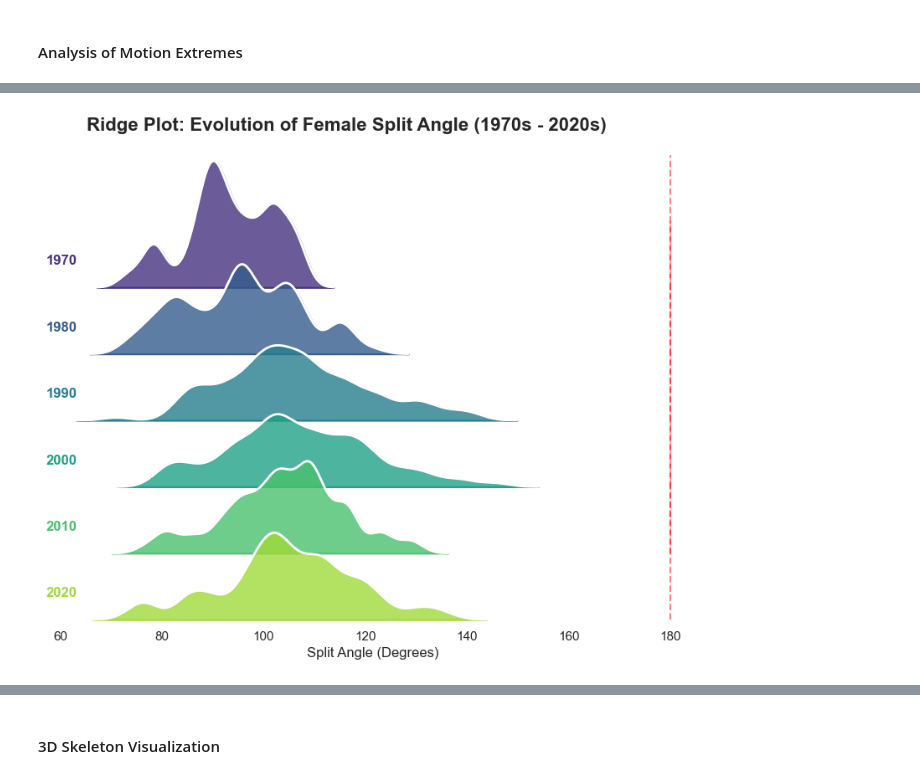
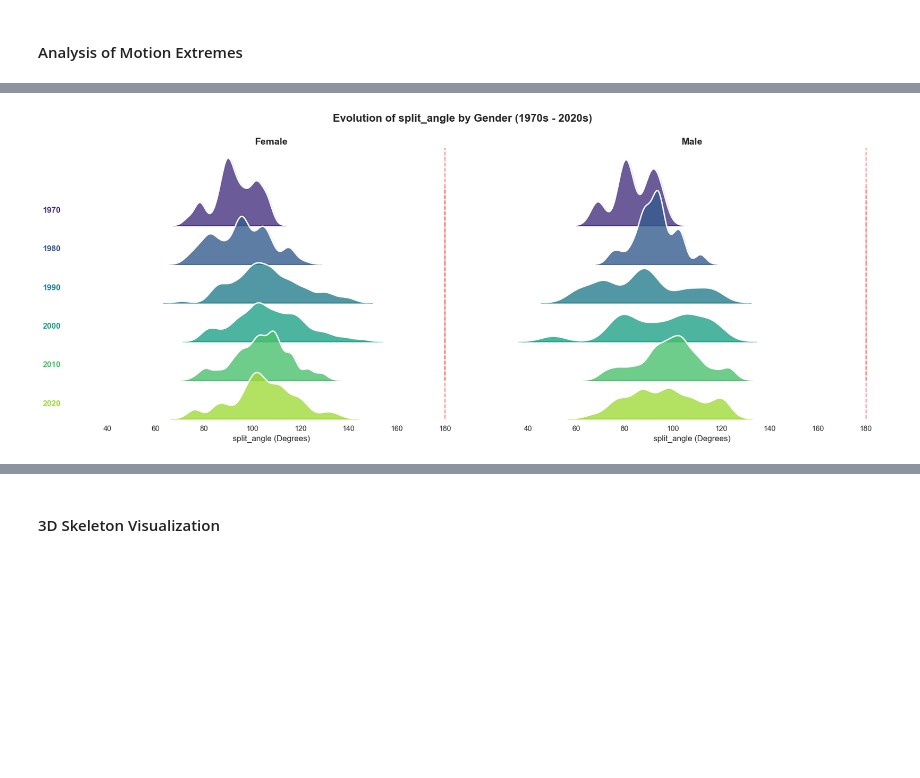
Before and after one commit to TadejPogacar1/DH412-History-and-the-Digital, a Jupyter notebook: arabesque_analysis.ipynb, the cells around one changed output, grey strips where cells are left out. Cells and saved outputs as stored; diff of their text form; code cells hidden in the pictures; blank space fills up the shorter version.

Commit message:
Update metrics

```diff
--- a/arabesque_analysis.ipynb
+++ b/arabesque_analysis.ipynb
@@ -18,7 +18,7 @@ from scipy.spatial.distance import euclidean
 from sklearn.decomposition import PCA
 import warnings
 
-df = pd.read_csv("Data/arabesque_analysis_ready.csv")
+df = pd.read_csv("Data/arabesque_analysis_ready_updated.csv")
 
 print(f"Original dataset size: {len(df)} frames")
 
@@ -44,6 +44,7 @@ FEATURES = [
     'pelvic_anterior_tilt',       # Pelvic anterior tilt
     'lumbar_arch',                # Lumbar arch (Spine-Thorax)
     'pelvic_tilt_angle',          # Pelvic tilt
+    'thoracic_neck_angle',        # Thoracic-Neck line
 
     # --- Group 4: Arm & Upper Body Angles ---
     'l_elbow_angle',              # Left elbow extension
@@ -179,7 +180,7 @@ df = df.drop(columns=cols_existing)
 # %% [markdown]
 #### Temporal Trend Analysis (Mean Value)
 # %%
-exclude_cols = ['year', 'decade', 'video', 'filename', 'real_gender']
+exclude_cols = ['year', 'decade', 'video', 'filename', 'real_gender', 'json_path']
 feature_cols = [col for col in df.select_dtypes(include=[np.number]).columns if col not in exclude_cols]
 
 df = df[df['real_gender'].isin(['M', 'F'])].copy()
@@ -231,7 +232,9 @@ target_metrics = [
     'torso_tilt',
     'arabesque_angle',
     'lumbar_arch',
-    'pelvic_tilt_angle'
+    'pelvic_tilt_angle',
+    'thoracic_neck_angle',
+    'shoulder_hip_torsion'
 ]
 
 df_female = df[df['real_gender'] == 'F']
@@ -341,7 +344,9 @@ target_metrics = [
     'torso_tilt',
     'arabesque_angle',
     'lumbar_arch',
-    'pelvic_tilt_angle'
+    'pelvic_tilt_angle',
+    'thoracic_neck_angle',
+    'shoulder_hip_torsion'
 ]
 
 baseline_year = int(df['year'].min())
@@ -844,38 +949,87 @@ plt.show()
 # %%
 df['decade'] = pd.Categorical(df['decade'], categories=sorted(df['decade'].unique()), ordered=True)
 
-def plot_ridge_by_gender(data, gender, title):
-    df_g = data[data['real_gender'] == gender].dropna(subset=['split_angle'])
+def plot_combined_ridge(data, metric, title):
+    df_clean = data.dropna(subset=[metric]).copy()
+
+    if df_clean.empty:
+        print(f"⚠️ No {metric} data, skip.")
+        return
+
+    df_clean['gender_label'] = df_clean['real_gender'].map({'F': 'Female', 'M': 'Male'})
+    df_clean['gender_label'] = pd.Categorical(df_clean['gender_label'], categories=['Female', 'Male'], ordered=True)
+
+    sns.set_theme(style="white", rc={"axes.facecolor": (0, 0, 0, 0)})
+
+    g = sns.FacetGrid(df_clean, row="decade", col="gender_label", hue="decade",
+                      aspect=8, height=1.1, palette="viridis")
+
+    g.map(sns.kdeplot, metric, bw_adjust=.5, clip_on=False, fill=True, alpha=0.8, linewidth=1.5)
+    g.map(sns.kdeplot, metric, clip_on=False, color="w", lw=2, bw_adjust=.5)
+
+    def label_decade(x, color, label, **kwargs):
+        ax = plt.gca()
+        if ax.get_subplotspec().colspan.start == 0:
+            ax.text(-0.05, 0.2, label, fontweight="bold", color=color,
+                    ha="right", va="center", transform=ax.transAxes, fontsize=12)
+
+    g.map(label_decade, metric)
+
+    g.fig.subplots_adjust(hspace=-0.5, wspace=0.1)
+
+    g.set_titles("")
+    g.set(yticks=[], ylabel="")
+    g.despine(bottom=True, left=True)
+    g.axes[0, 0].set_title("Female", fontweight='bold', fontsize=14)
+    g.axes[0, 1].set_title("Male", fontweight='bold', fontsize=14)
+
+    if metric == 'split_angle':
+        for ax in g.axes.flat:
+            ax.axvline(180, color='red', linestyle='--', alpha=0.5, zorder=0)
+
+    g.set_axis_labels(f"{metric} (Degrees)", "")
+    g.fig.suptitle(title, y=1.05, fontsize=16, fontweight='bold')
+
+    plt.show()
+
+def plot_ridge_by_gender(data, gender, metric, title):
+    df_g = data[data['real_gender'] == gender].dropna(subset=[metric])
+
+    if df_g.empty:
+        print(f"⚠️ No {metric} data for {gender}, skip.")
+        return
 
     sns.set_theme(style="white", rc={"axes.facecolor": (0, 0, 0, 0)})
 
     g = sns.FacetGrid(df_g, row="decade", hue="decade",
                       aspect=8, height=1.1, palette="viridis")
 
-    g.map(sns.kdeplot, "split_angle", bw_adjust=.5, clip_on=False, fill=True, alpha=0.8, linewidth=1.5)
+    g.map(sns.kdeplot, metric, bw_adjust=.5, clip_on=False, fill=True, alpha=0.8, linewidth=1.5)
 
-    g.map(sns.kdeplot, "split_angle", clip_on=False, color="w", lw=2, bw_adjust=.5)
+    g.map(sns.kdeplot, metric, clip_on=False, color="w", lw=2, bw_adjust=.5)
 
     def label(x, color, label):
         ax = plt.gca()
         ax.text(0, .2, label, fontweight="bold", color=color,
                 ha="left", va="center", transform=ax.transAxes, fontsize=12)
-    g.map(label, "split_angle")
+    g.map(label, metric)
 
     g.fig.subplots_adjust(hspace=-0.5)
 
     g.set_titles("")
     g.set(yticks=[], ylabel="")
     g.despine(bottom=True, left=True)
 
-    for ax in g.axes.flat:
-        ax.axvline(180, color='red', linestyle='--', alpha=0.5, zorder=0)
+    if metric == 'split_angle':
+        for ax in g.axes.flat:
+            ax.axvline(180, color='red', linestyle='--', alpha=0.5, zorder=0)
 
     g.fig.suptitle(title, y=1.01, fontsize=16, fontweight='bold')
-    plt.xlabel("Split Angle (Degrees)")
+    plt.xlabel(f"{metric} (Degrees)")
     plt.show()
 
-plot_ridge_by_gender(df, 'F', "Ridge Plot: Evolution of Female Split Angle (1970s - 2020s)")
-plot_ridge_by_gender(df, 'M', "Ridge Plot: Evolution of Male Split Angle (1970s - 2020s)")
+for metric in target_metrics:
+    title_combined = f"Evolution of {metric} by Gender (1970s - 2020s)"
+    plot_combined_ridge(df, metric, title_combined)
 # %% [output]
-[figure, old version]
+[figure, new version]
```
Also changed, not shown: parts of 12 cells of this notebook, 4 other files.
